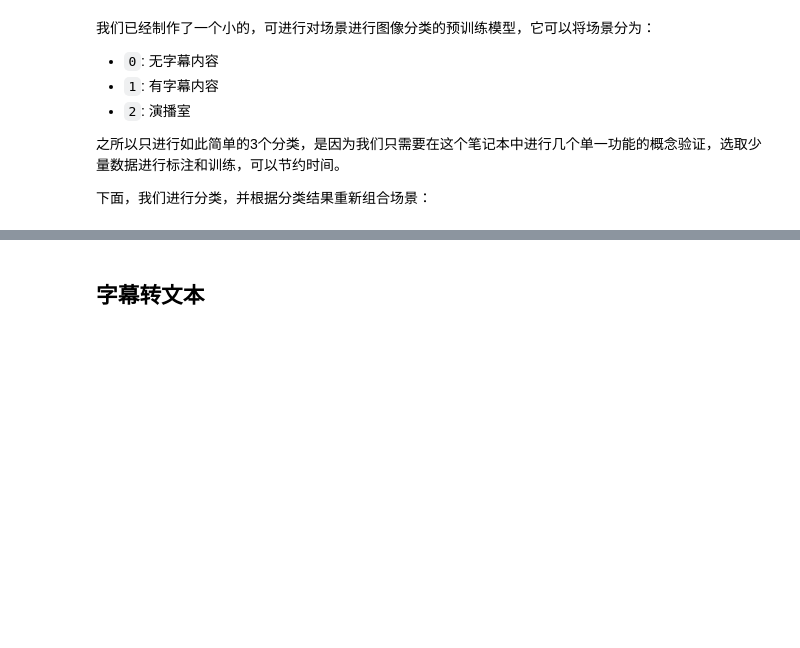
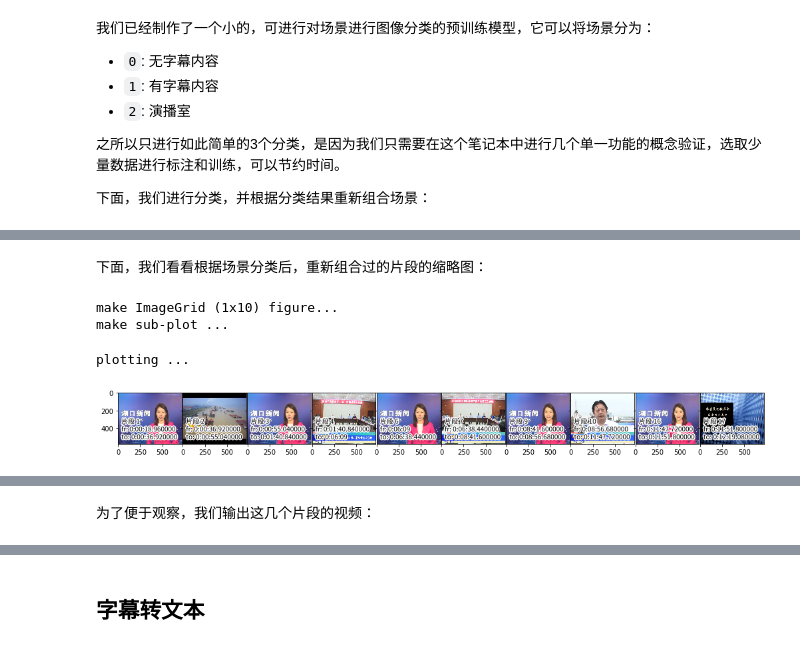
Before and after one commit to tanbro/jxcn-newsvid-poc, a Jupyter notebook: notebooks/demo.ipynb, the cells around one changed output, grey strips where cells are left out. Cells and saved outputs as stored; diff of their text form; code cells hidden in the pictures; blank space fills up the shorter version.

```diff
--- a/notebooks/demo.ipynb
+++ b/notebooks/demo.ipynb
@@ -577,0 +578,36 @@ tmp-dir:  ../tmp/story-clips/湖口/20190516
+# %% [markdown]
+下面，我们看看根据场景分类后，重新组合过的片段的缩略图：
+# %%
+n_cols= 10
+n_rows = int(np.ceil(len(stories) / n_cols))
+im_dsp_w = 80
+im_dsp_h = 60
+
+print(f'make ImageGrid ({n_rows}x{n_cols}) figure...')
+sleep(1)
+
+fig = plt.figure(figsize=(im_dsp_w, im_dsp_h))
+grid = ImageGrid(
+    fig, len(scenes),  # similar to subplot(142)
+    nrows_ncols=(n_rows, n_cols),
+)
+
+print('make sub-plot ...')
+sleep(1)
+
+for ax, story in tqdm(zip(grid, stories), total=len(stories)):
+    inner_title = f"片段 {story['index']+1}\nfr: {timedelta(seconds=story['start_time'])}\nto: {timedelta(seconds=story['end_time'])}"
+    t = add_inner_title(ax, inner_title, loc=3)
+    t.patch.set_alpha(0.5)
+    im = mpimg.imread(story['snapshots'][0])
+    ax.imshow(im, interpolation="nearest")
+
+print('plotting ...')
+
+plt.pause(0.001)
+%time plt.show()
+# %% [output]
+make ImageGrid (1x10) figure...
+make sub-plot ...
+plotting ...
+[figure, added]
@@ -577,0 +616,2 @@ tmp-dir:  ../tmp/story-clips/湖口/20190516
+# %% [markdown]
+为了便于观察，我们输出这几个片段的视频：
```
Also changed, not shown: parts of 16 cells of this notebook.
